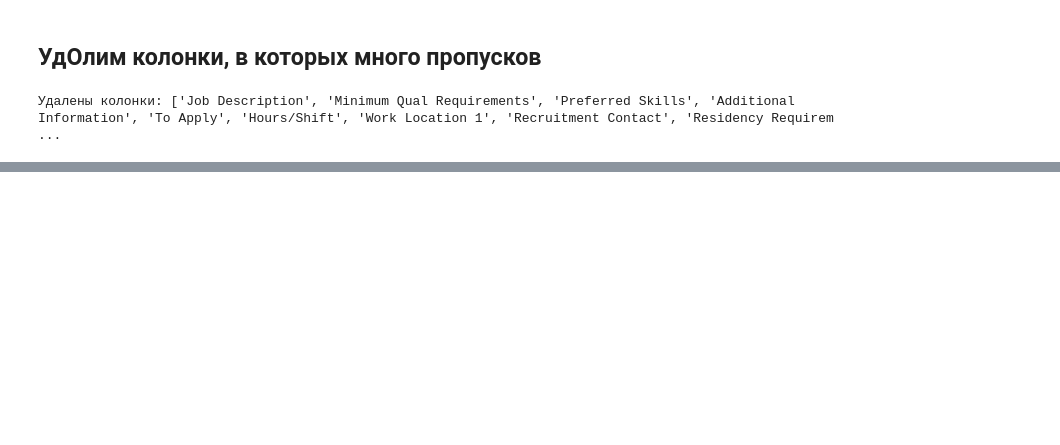
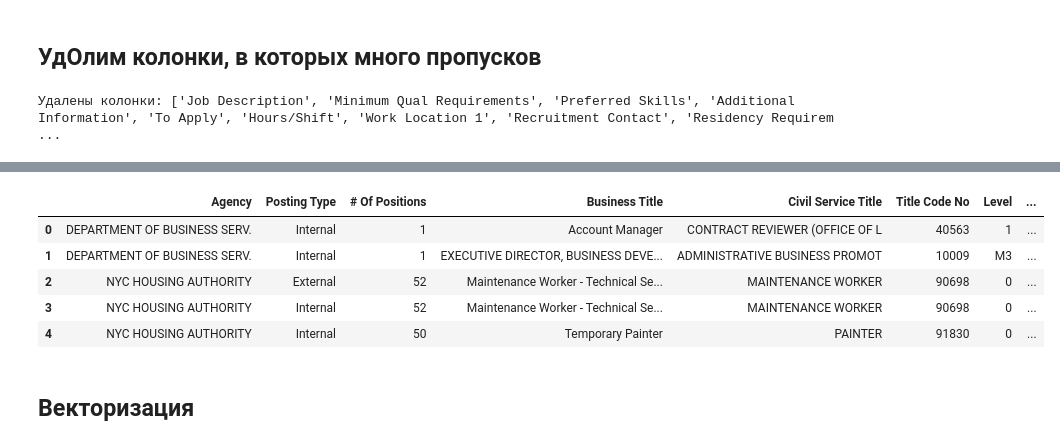
Before and after one commit to VitalyCherkov/ml_6sem, a Jupyter notebook: lab3.ipynb, the cells around one changed output, grey strips where cells are left out. Drawn from its saved outputs; the diff is of its cells as text; code cells hidden in the pictures; blank space fills up the shorter version.

```diff
--- a/lab3.ipynb
+++ b/lab3.ipynb
@@ -95,0 +196,9 @@ data.head()
+# %%
+# Заполним отсутсвующие значения колличественных признаков
+# медианными в текущем столбце
+data = data.fillna(data.median(axis=0), axis=0)
+
+# Заполнение отсутсвующих категориальных данных самыми популярными
+described_data = data.describe(include=[object])
+for col in [*cat_cols, *binary_cols]:
+    data[col] = data[col].fillna(described_data[col]['top'])
@@ -95,0 +226,11 @@ data.head()
+# %%
+data.head()
+# %% [output]
+|  | Agency | Posting Type | # Of Positions | Business Title | Civil Service Title | Title Code No | Level | ... |
+| 0 | DEPARTMENT OF BUSINESS SERV. | Internal | 1 | Account Manager | CONTRACT REVIEWER (OFFICE OF L | 40563 | 1 | ... |
+| 1 | DEPARTMENT OF BUSINESS SERV. | Internal | 1 | EXECUTIVE DIRECTOR, BUSINESS DEVE... | ADMINISTRATIVE BUSINESS PROMOT | 10009 | M3 | ... |
+| 2 | NYC HOUSING AUTHORITY | External | 52 | Maintenance Worker - Technical Se... | MAINTENANCE WORKER | 90698 | 0 | ... |
+| 3 | NYC HOUSING AUTHORITY | Internal | 52 | Maintenance Worker - Technical Se... | MAINTENANCE WORKER | 90698 | 0 | ... |
+| 4 | NYC HOUSING AUTHORITY | Internal | 50 | Temporary Painter | PAINTER | 91830 | 0 | ... |
+# %% [markdown]
+## Векторизация
```
Also changed, not shown: parts of 24 cells of this notebook.
